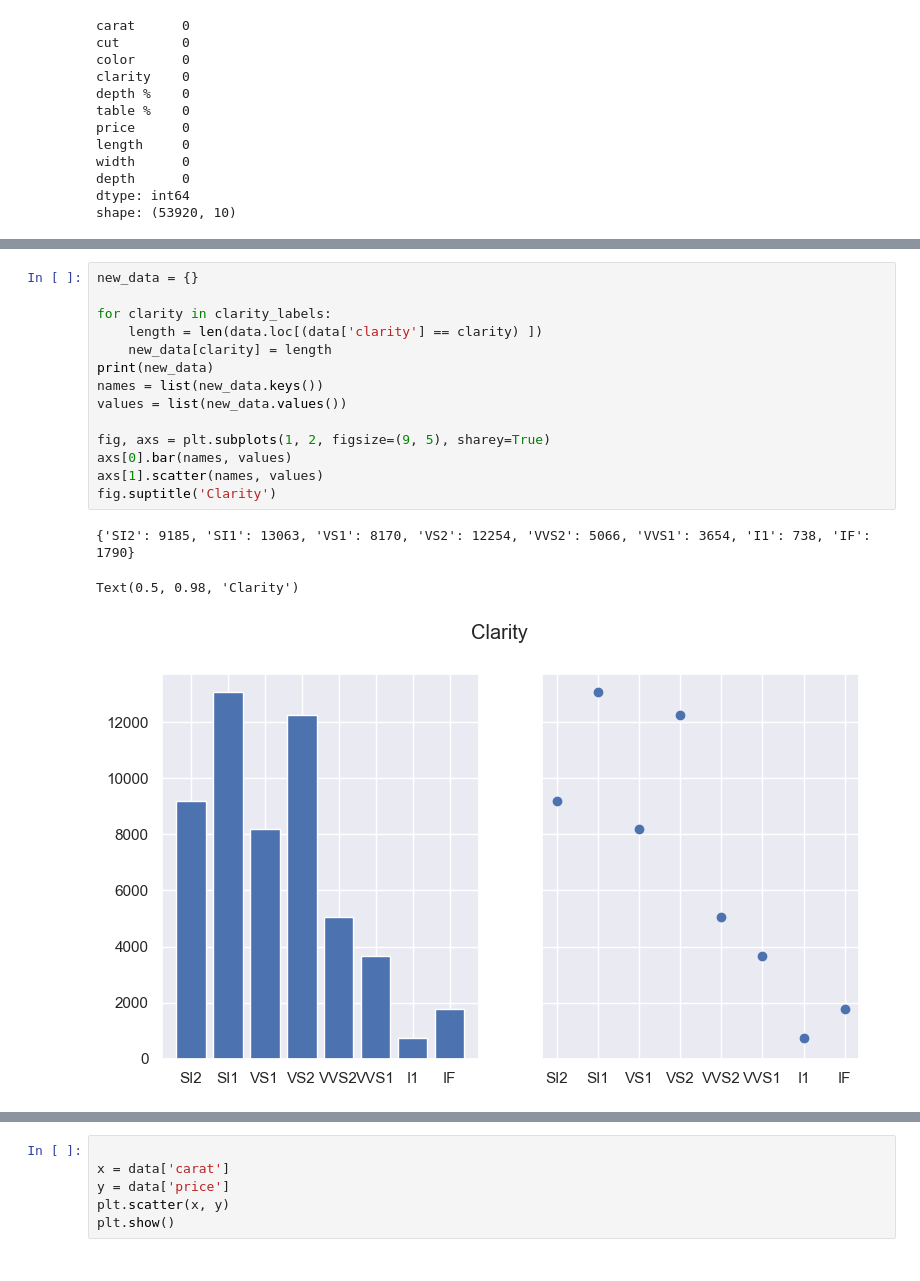
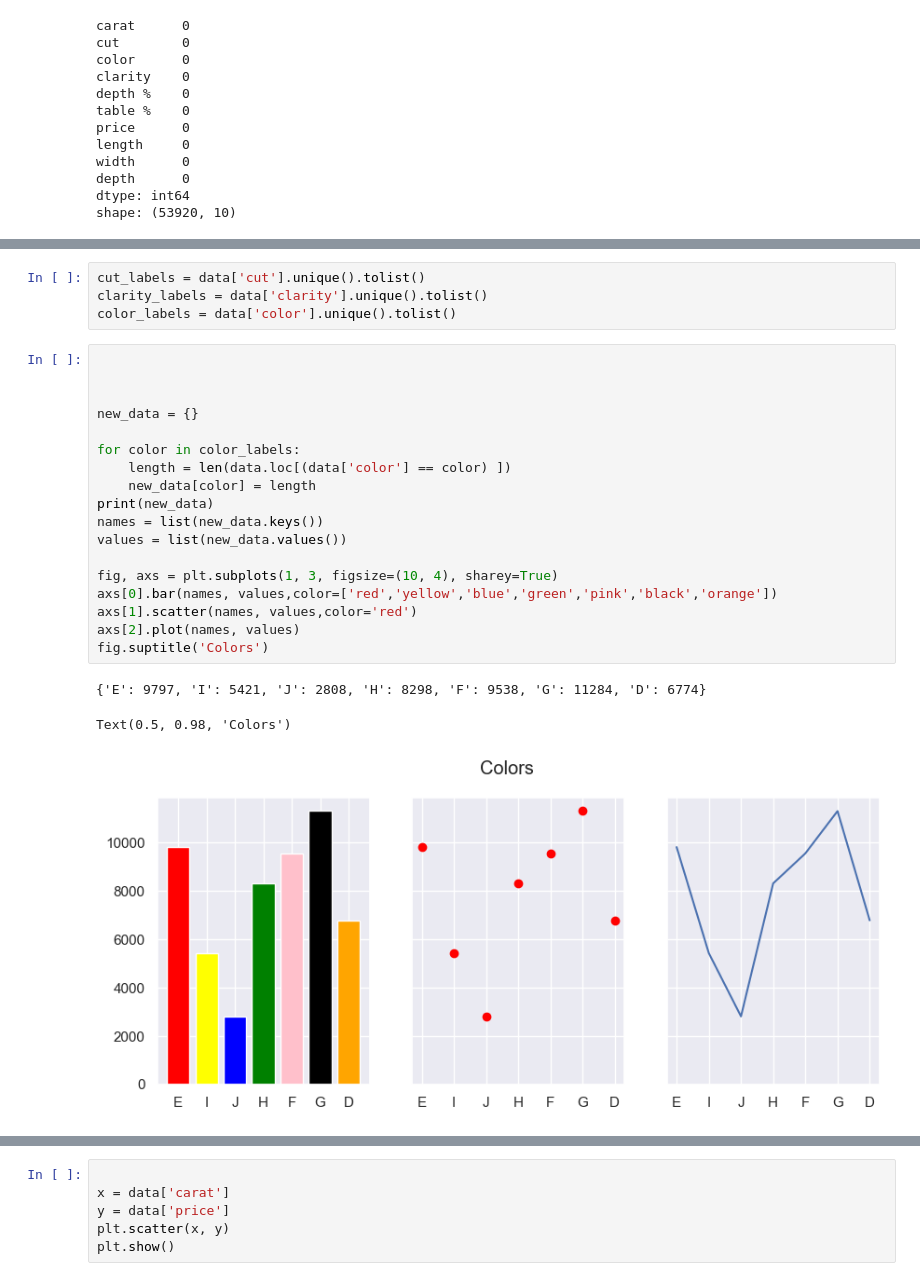
Before and after one commit to urartu1995/dataviz, a Jupyter notebook: main.ipynb, the cells around one changed output, grey strips where cells are left out. Cells and saved outputs as stored; diff of their text form.

Commit message:
change colors

```diff
--- a/main.ipynb
+++ b/main.ipynb
@@ -125,18 +102,26 @@ Text(0.5, 0.98, 'Colors')
-# %%
-new_data = {}
-
-for clarity in clarity_labels:
-    length = len(data.loc[(data['clarity'] == clarity) ])
-    new_data[clarity] = length
-print(new_data)
-names = list(new_data.keys())
-values = list(new_data.values())
-
-fig, axs = plt.subplots(1, 2, figsize=(9, 5), sharey=True)
-axs[0].bar(names, values)
-axs[1].scatter(names, values)
-fig.suptitle('Clarity')
-# %% [output]
-{'SI2': 9185, 'SI1': 13063, 'VS1': 8170, 'VS2': 12254, 'VVS2': 5066, 'VVS1': 3654, 'I1': 738, 'IF': 1790}
-Text(0.5, 0.98, 'Clarity')
-[figure, removed]
+# %%
+cut_labels = data['cut'].unique().tolist()
+clarity_labels = data['clarity'].unique().tolist()
+color_labels = data['color'].unique().tolist()
+# %%
+
+
+
+new_data = {}
+
+for color in color_labels:
+    length = len(data.loc[(data['color'] == color) ])
+    new_data[color] = length
+print(new_data)
+names = list(new_data.keys())
+values = list(new_data.values())
+
+fig, axs = plt.subplots(1, 3, figsize=(10, 4), sharey=True)
+axs[0].bar(names, values,color=['red','yellow','blue','green','pink','black','orange'])
+axs[1].scatter(names, values,color='red')
+axs[2].plot(names, values)
+fig.suptitle('Colors')
+# %% [output]
+{'E': 9797, 'I': 5421, 'J': 2808, 'H': 8298, 'F': 9538, 'G': 11284, 'D': 6774}
+Text(0.5, 0.98, 'Colors')
+[figure, added]
```
Also changed, not shown: parts of 12 cells of this notebook.
